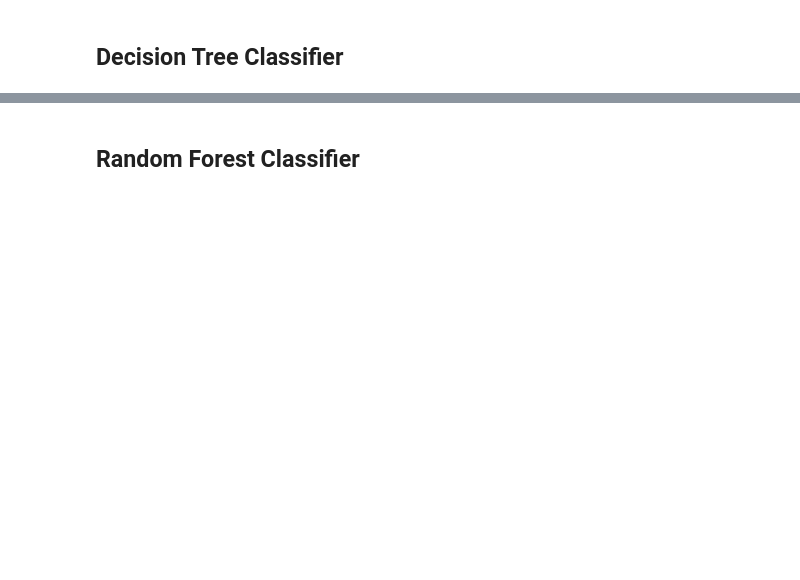
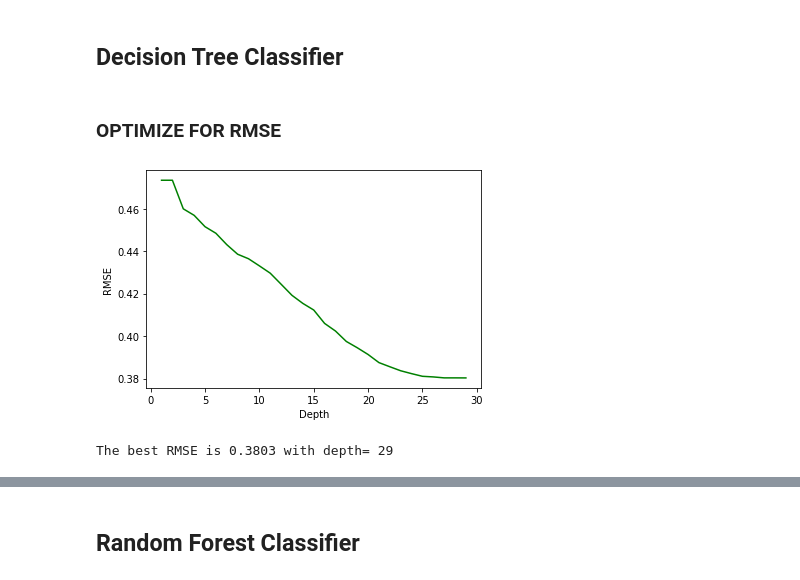
Before and after one commit to maria-luisa-gomez/covid-death-rate-prediction, a Jupyter notebook: notebooks/1 COVID Modelling_balanced_biclass.ipynb, the cells around one changed output, grey strips where cells are left out. Saved outputs shown, nothing was run; the diff lists cells and outputs as text; code cells hidden in the pictures; blank space fills up the shorter version.

```diff
--- a/notebooks/1 COVID Modelling_balanced_biclass.ipynb
+++ b/notebooks/1 COVID Modelling_balanced_biclass.ipynb
@@ -314,20 +314,25 @@ weighted avg       0.81      0.81      0.81     61811
 # %% [markdown]
 ## Decision Tree Classifier
+# %% [markdown]
+### OPTIMIZE FOR RMSE
 # %%
 # Encuentra los mejores hiperparámetros para el decision tree classifier
 
 #Usamos Cross Validation para encontrar la profundidad que de la precisión óptima
 
-depth = 20 #20
+depth = 30 # 30
 mean_sqe = np.zeros((depth-1))
 for n in range(1,depth):
     DT = DecisionTreeClassifier(criterion="entropy", max_depth = n, random_state=42).fit(X_train,y_train)
     y_pred=DT.predict(X_test)
 
     mean_sqe[n-1] = mean_squared_error(y_test, y_pred)**0.5
 plt.plot(range(1,depth),mean_sqe,'g')
 plt.ylabel('RMSE')
 plt.xlabel('Depth')
 plt.show()
 print("The best RMSE is", round(mean_sqe.min(), 4), "with depth=", mean_sqe.argmin()+1)
+# %% [output]
+[figure, added]
+The best RMSE is 0.3803 with depth= 29
 # %%
```
Also changed, not shown: parts of 39 cells of this notebook, 4 other files.
